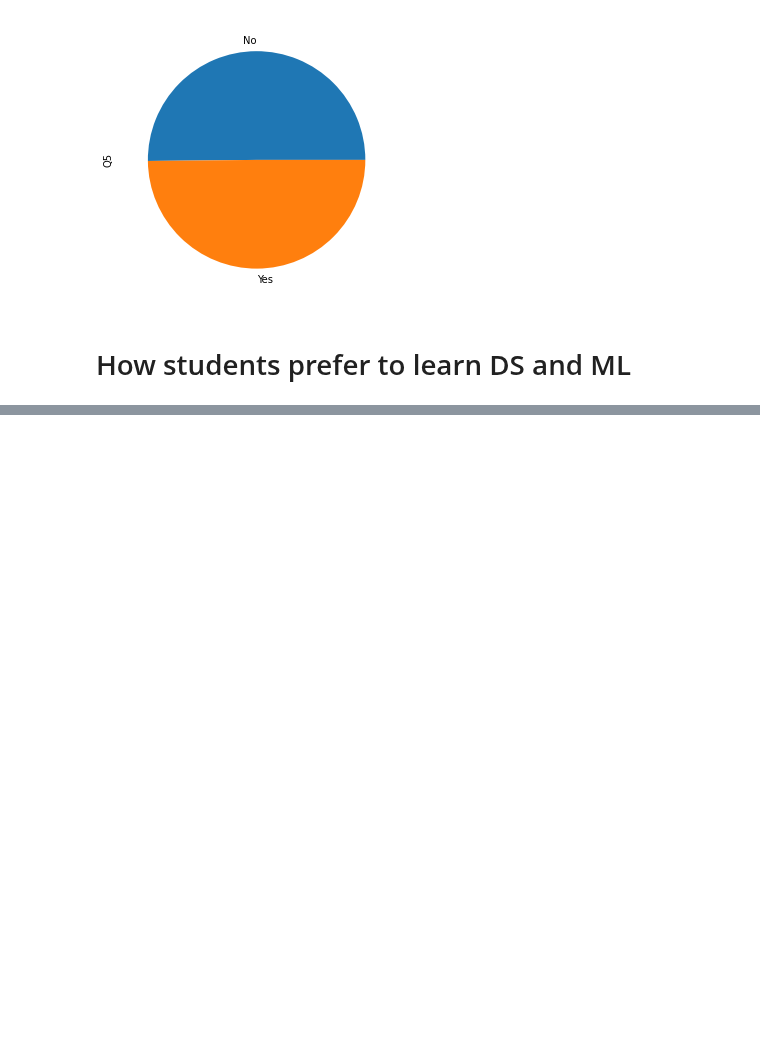
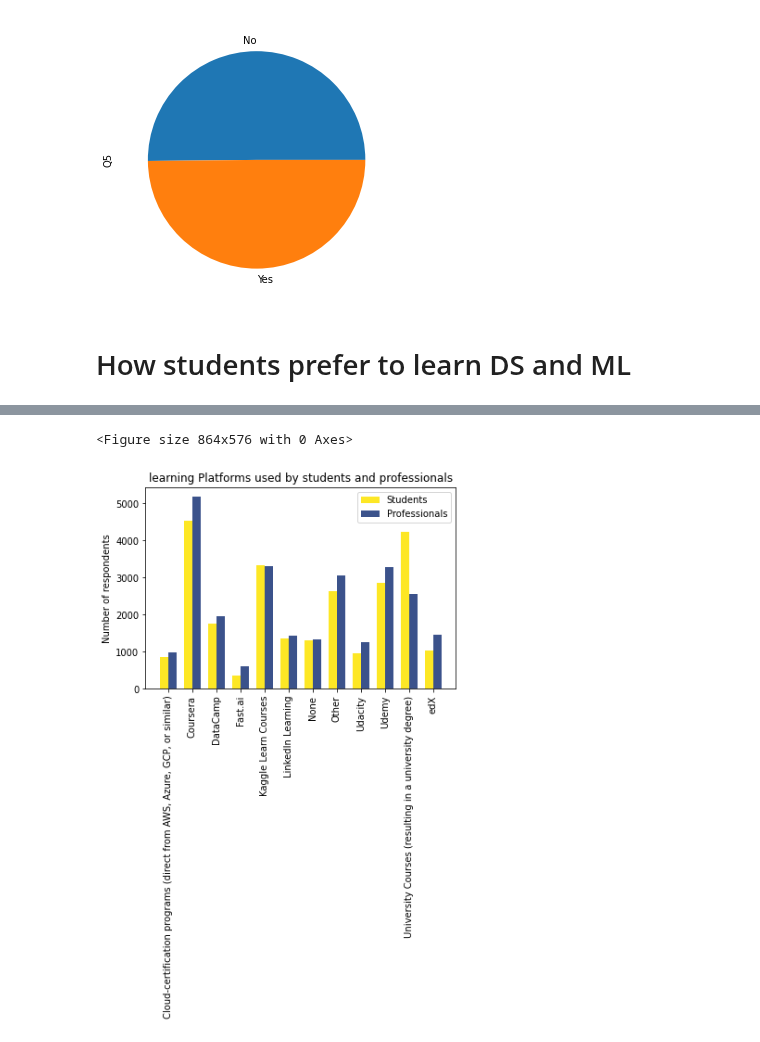
Before and after one commit to silvererudite/30-for-30-ml-projects, a Jupyter notebook: visualizations/kaggle-analysis.ipynb, the cells around one changed output, grey strips where cells are left out. Drawn from its saved outputs; the diff is of its cells as text; code cells hidden in the pictures; blank space fills up the shorter version.

```diff
--- a/visualizations/kaggle-analysis.ipynb
+++ b/visualizations/kaggle-analysis.ipynb
@@ -104,0 +112,20 @@ Text(0.5, 1.0, 'Popular learning platforms for professionals')
+# %%
+plt.figure(figsize=(12,8))
+x = np.arange(len(students))
+width = 0.35  # the width of the bars
+
+fig, ax = plt.subplots()
+rects1 = ax.bar(x - width/2, students, width, label='Students', color='#fde725')
+rects2 = ax.bar(x + width/2, pros, width, label='Professionals', color='#3b528b')
+
+
+ax.set_ylabel('Number of respondents')
+ax.set_title('learning Platforms used by students and professionals')
+ax.set_xticks(x, students.index)
+plt.xticks(rotation=90)
+ax.legend()
+
+plt.show()
+# %% [output]
+<Figure size 864x576 with 0 Axes>
+[figure, added]
```
Also changed, not shown: parts of 11 cells of this notebook.
